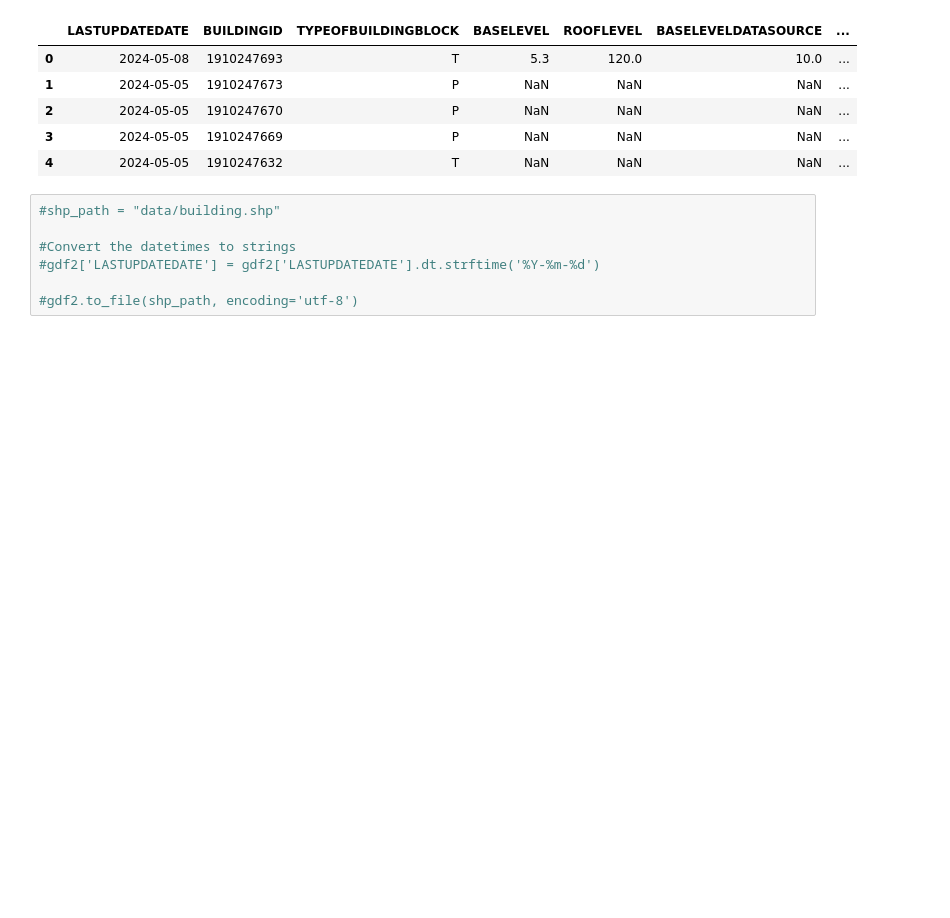
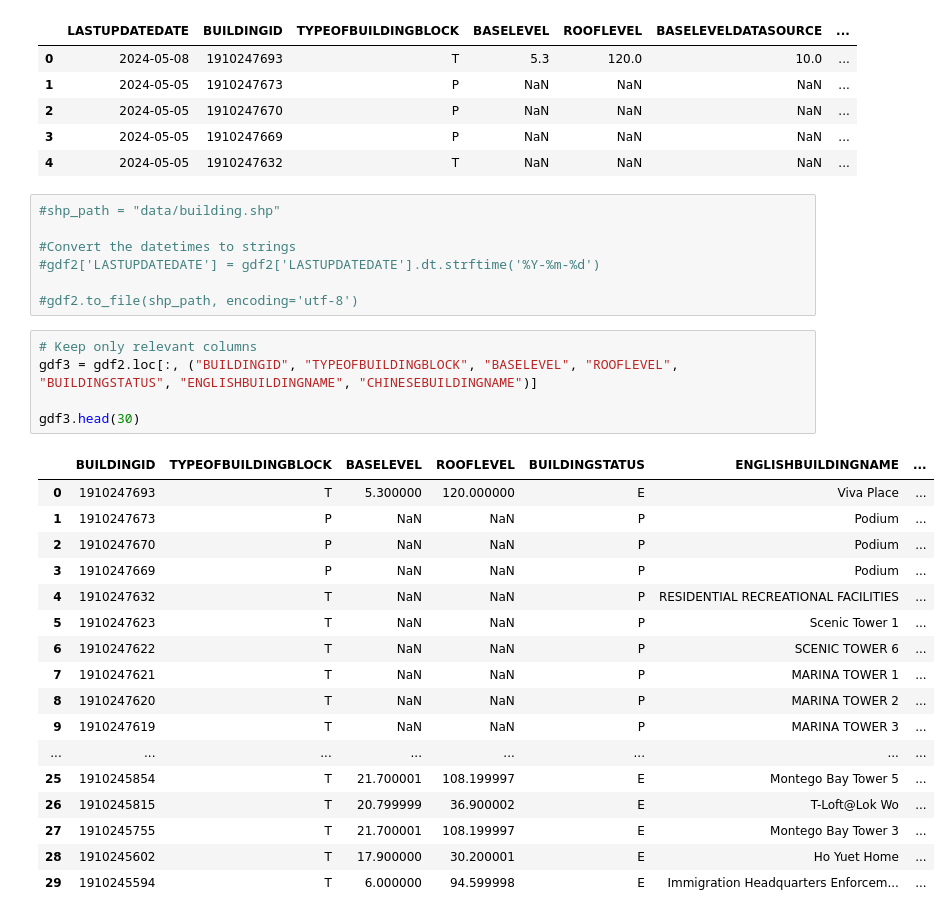
Before and after one commit to stevecwlau/geopython-codes, a Jupyter notebook: ls_project2/main.ipynb, the cells around one changed output. Drawn from its saved outputs; the diff is of its cells as text; blank space fills up the shorter version.

```diff
--- a/ls_project2/main.ipynb
+++ b/ls_project2/main.ipynb
@@ -92,3 +93,26 @@ gdf2.head()
 #gdf2['LASTUPDATEDATE'] = gdf2['LASTUPDATEDATE'].dt.strftime('%Y-%m-%d')
 
 #gdf2.to_file(shp_path, encoding='utf-8')
+# %%
+# Keep only relevant columns
+gdf3 = gdf2.loc[:, ("BUILDINGID", "TYPEOFBUILDINGBLOCK", "BASELEVEL", "ROOFLEVEL", "BUILDINGSTATUS", "ENGLISHBUILDINGNAME", "CHINESEBUILDINGNAME")]
+
+gdf3.head(30)
+# %% [output]
+|  | BUILDINGID | TYPEOFBUILDINGBLOCK | BASELEVEL | ROOFLEVEL | BUILDINGSTATUS | ENGLISHBUILDINGNAME | ... |
+| 0 | 1910247693 | T | 5.300000 | 120.000000 | E | Viva Place | ... |
+| 1 | 1910247673 | P | NaN | NaN | P | Podium | ... |
+| 2 | 1910247670 | P | NaN | NaN | P | Podium | ... |
+| 3 | 1910247669 | P | NaN | NaN | P | Podium | ... |
+| 4 | 1910247632 | T | NaN | NaN | P | RESIDENTIAL RECREATIONAL FACILITIES | ... |
+| 5 | 1910247623 | T | NaN | NaN | P | Scenic Tower 1 | ... |
+| 6 | 1910247622 | T | NaN | NaN | P | SCENIC TOWER 6 | ... |
+| 7 | 1910247621 | T | NaN | NaN | P | MARINA TOWER 1 | ... |
+| 8 | 1910247620 | T | NaN | NaN | P | MARINA TOWER 2 | ... |
+| 9 | 1910247619 | T | NaN | NaN | P | MARINA TOWER 3 | ... |
+| ... | ... | ... | ... | ... | ... | ... | ... |
+| 25 | 1910245854 | T | 21.700001 | 108.199997 | E | Montego Bay Tower 5 | ... |
+| 26 | 1910245815 | T | 20.799999 | 36.900002 | E | T-Loft@Lok Wo | ... |
+| 27 | 1910245755 | T | 21.700001 | 108.199997 | E | Montego Bay Tower 3 | ... |
+| 28 | 1910245602 | T | 17.900000 | 30.200001 | E | Ho Yuet Home | ... |
+| 29 | 1910245594 | T | 6.000000 | 94.599998 | E | Immigration Headquarters Enforcem... | ... |
```
Also changed, not shown: parts of 3 cells of this notebook, 1 other file.
